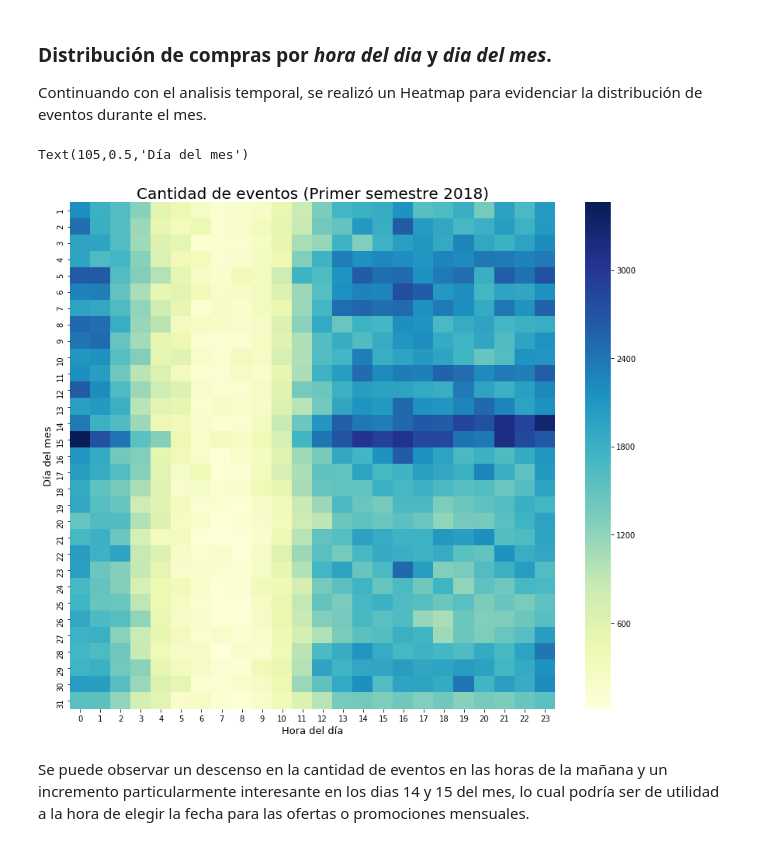
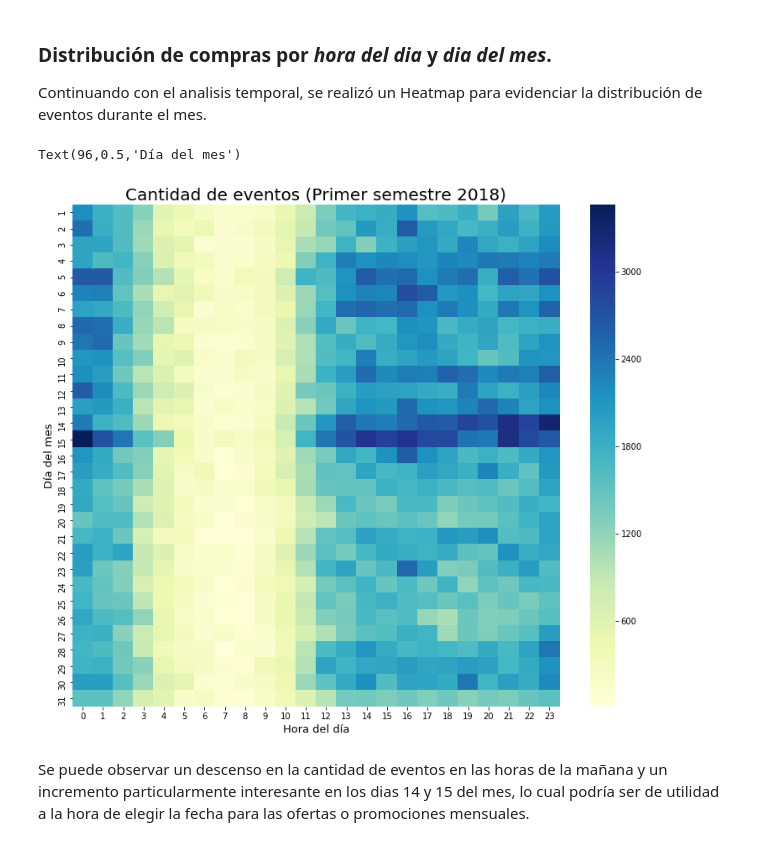
Before and after one commit to emabrea/7506-DATOS-TP1, a Jupyter notebook: Analisis Exploratorio.ipynb, the cells around one changed output. Saved outputs shown, nothing was run; the diff lists cells and outputs as text; code cells hidden in the pictures.

```diff
--- a/Analisis Exploratorio.ipynb
+++ b/Analisis Exploratorio.ipynb
@@ -133,15 +187,15 @@ trocafone['nonNaN'] = trocafone['event'].map(lambda x : 1) #Defino una columna p
 # llevamos a una representacion de ese tipo usando una tabla pivot.
 for_heatmap = trocafone.pivot_table(index='Hour', columns='day' , values = 'nonNaN' , aggfunc = 'sum')
 # %%
-dims = (14, 12)
+dims = (13, 11)
 fig, ax = plt.subplots(figsize=dims)
 g = sns.heatmap(for_heatmap.T , cmap="YlGnBu")
 g.set_title("Cantidad de eventos (Primer semestre 2018)", fontsize=20)
 g.set_xlabel("Hora del día",fontsize=13)
 g.set_ylabel("Día del mes", fontsize=13)
 # %% [output]
-Text(105,0.5,'Día del mes')
+Text(96,0.5,'Día del mes')
-[figure, old version]
+[figure, new version]
 # %% [markdown]
 Se puede observar un descenso en la cantidad de eventos en las horas de la mañana y un incremento particularmente interesante
 en los dias 14 y 15 del mes, lo cual podría ser de utilidad a la hora de elegir la fecha para las ofertas o promociones mensuales.
```
Also changed, not shown: parts of 17 cells of this notebook, 3 other files.
